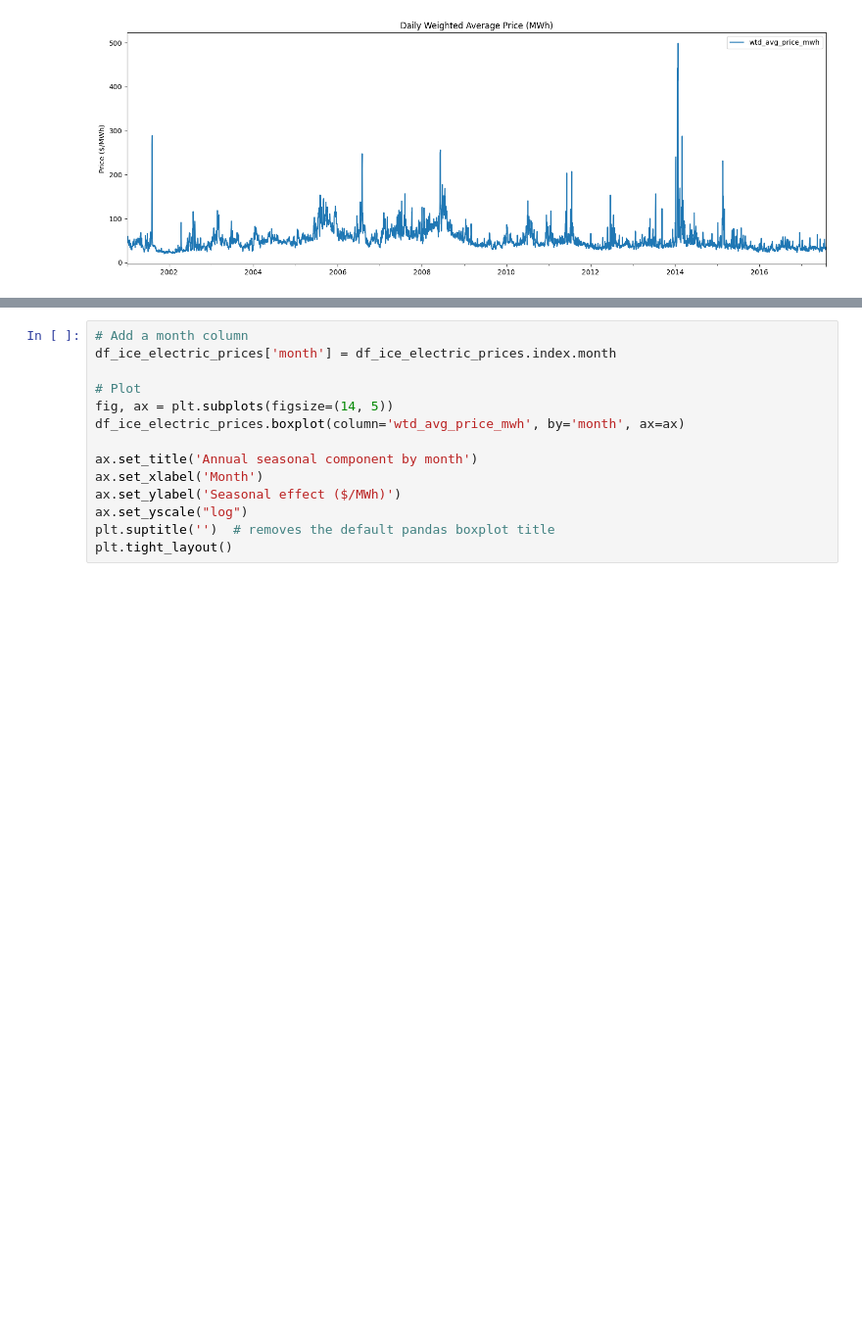
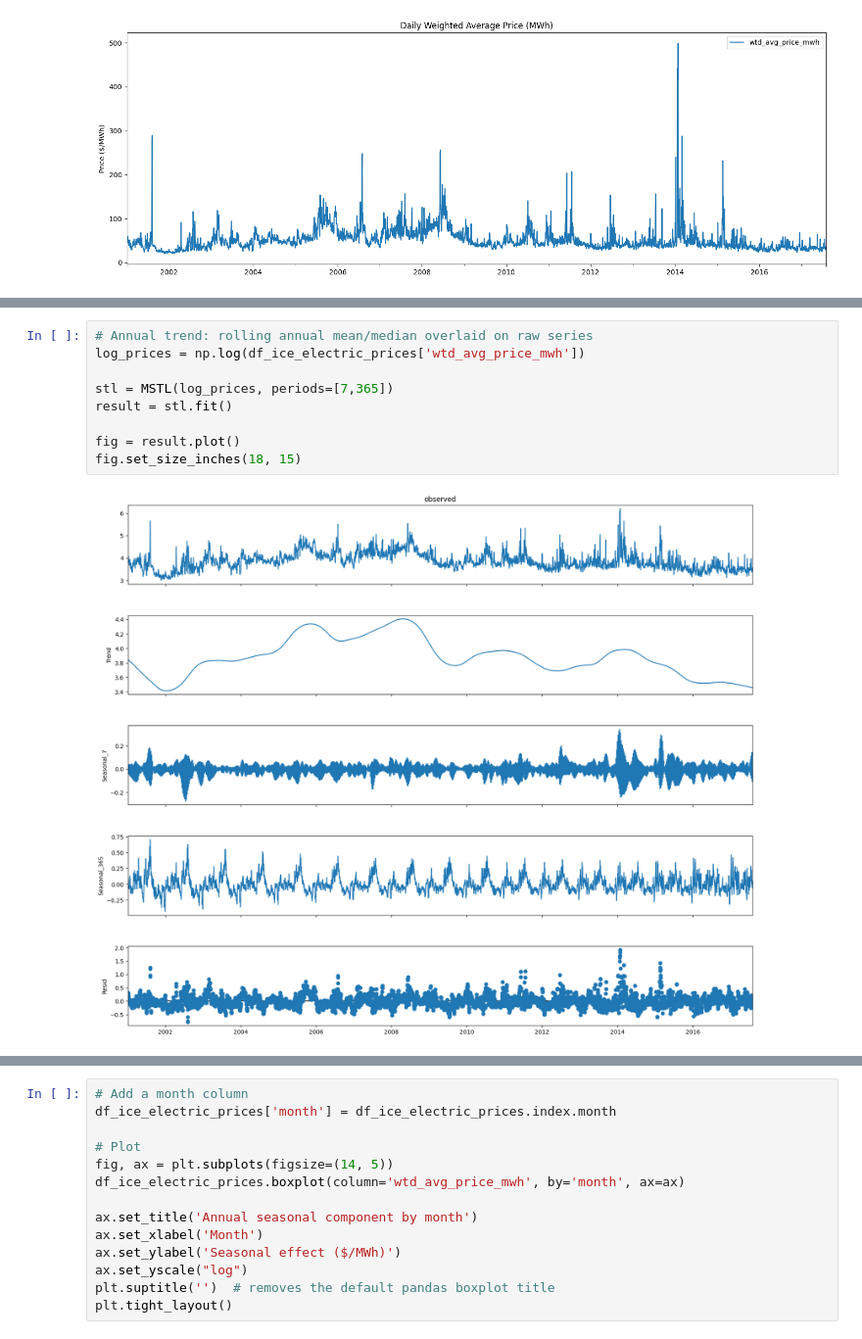
Before and after one commit to danmarktyson/pjm-energy-forecast-for-decisions, a Jupyter notebook: notebooks/01_eda.ipynb, the cells around one changed output, grey strips where cells are left out. Shown at 98% size. Cells and saved outputs as stored; diff of their text form; blank space fills up the shorter version.

```diff
--- a/notebooks/01_eda.ipynb
+++ b/notebooks/01_eda.ipynb
@@ -265,0 +259,11 @@ fig.set_size_inches(18, 10)
+# %%
+# Annual trend: rolling annual mean/median overlaid on raw series
+log_prices = np.log(df_ice_electric_prices['wtd_avg_price_mwh'])
+
+stl = MSTL(log_prices, periods=[7,365])
+result = stl.fit()
+
+fig = result.plot()
+fig.set_size_inches(18, 15)
+# %% [output]
+[figure, added]
```
Also changed, not shown: parts of 10 cells of this notebook.
